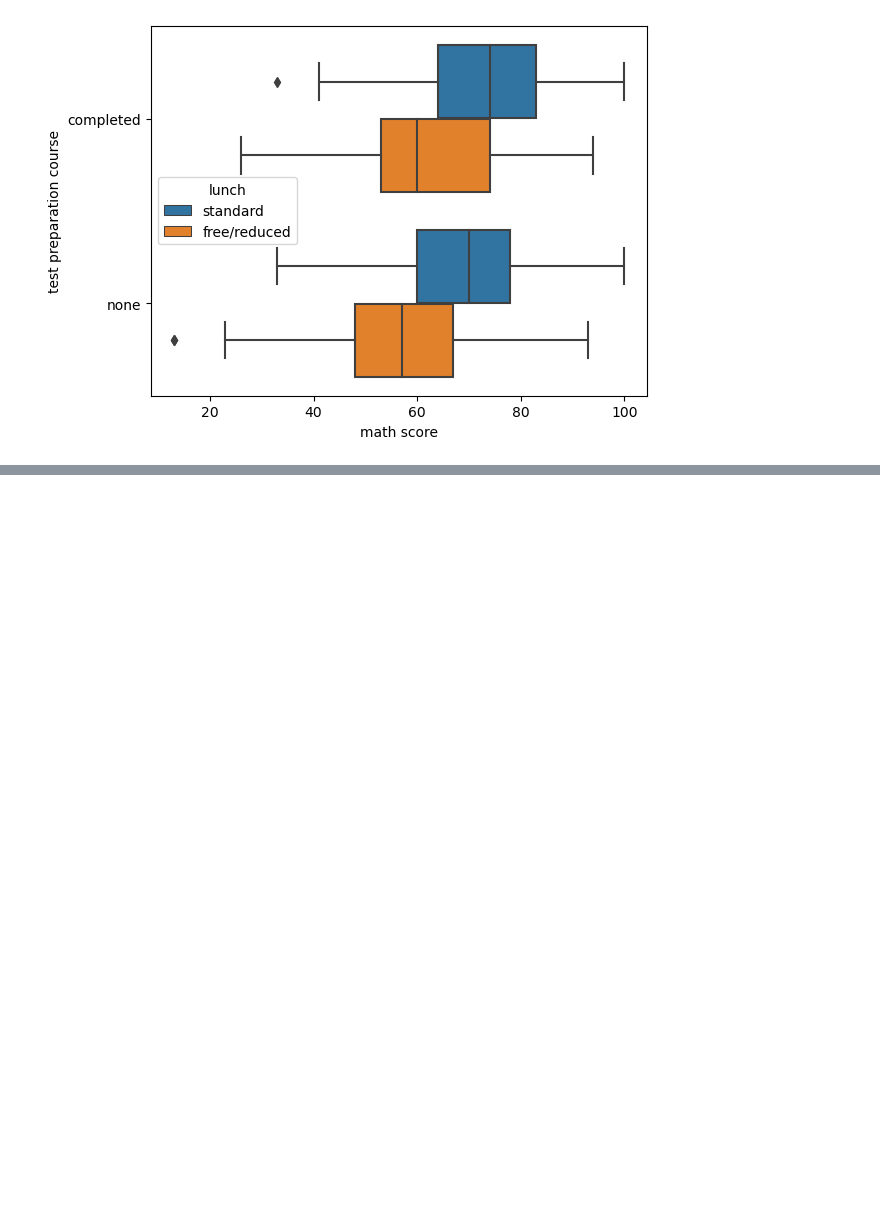
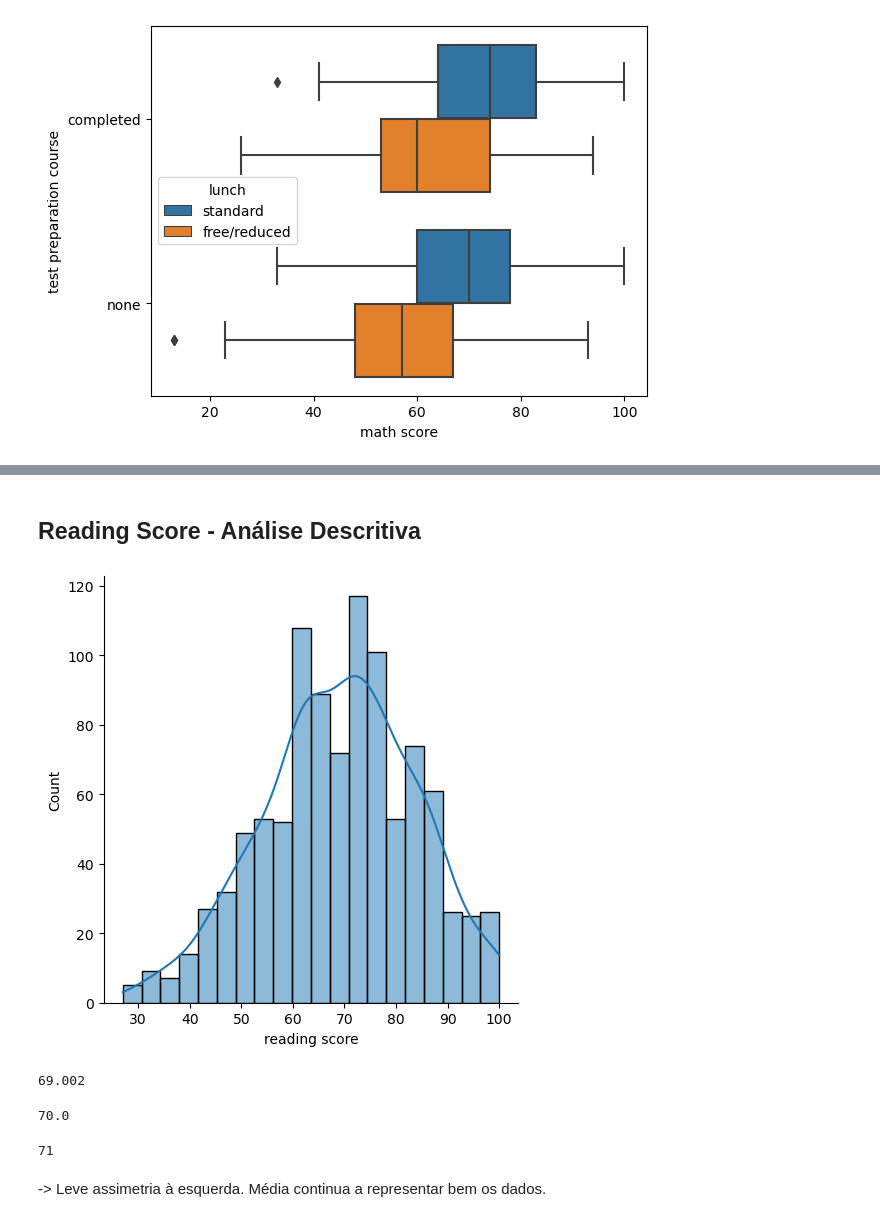
Before and after one commit to Leonardo010/Performance_de_estudantes, a Jupyter notebook: Student_performance_analysis.ipynb, the cells around one changed output, grey strips where cells are left out. Saved outputs shown, nothing was run; the diff lists cells and outputs as text; code cells hidden in the pictures; blank space fills up the shorter version.

Commit message:
Reading Score descriptive analysis finished

```diff
--- a/Student_performance_analysis.ipynb
+++ b/Student_performance_analysis.ipynb
@@ -251,0 +275,20 @@ ax13
+# %% [markdown]
+## Reading Score - Análise Descritiva
+# %%
+ax14 = sns.displot(data['reading score'], kde=True)
+# %% [output]
+[figure, added]
+# %%
+data['reading score'].mean()
+# %% [output]
+69.002
+# %%
+data['reading score'].median()
+# %% [output]
+70.0
+# %%
+data['reading score'].mode()[0]
+# %% [output]
+71
+# %% [markdown]
+-> Leve assimetria à esquerda. Média continua a representar bem os dados.
```
Also changed, not shown: parts of 19 cells of this notebook.
